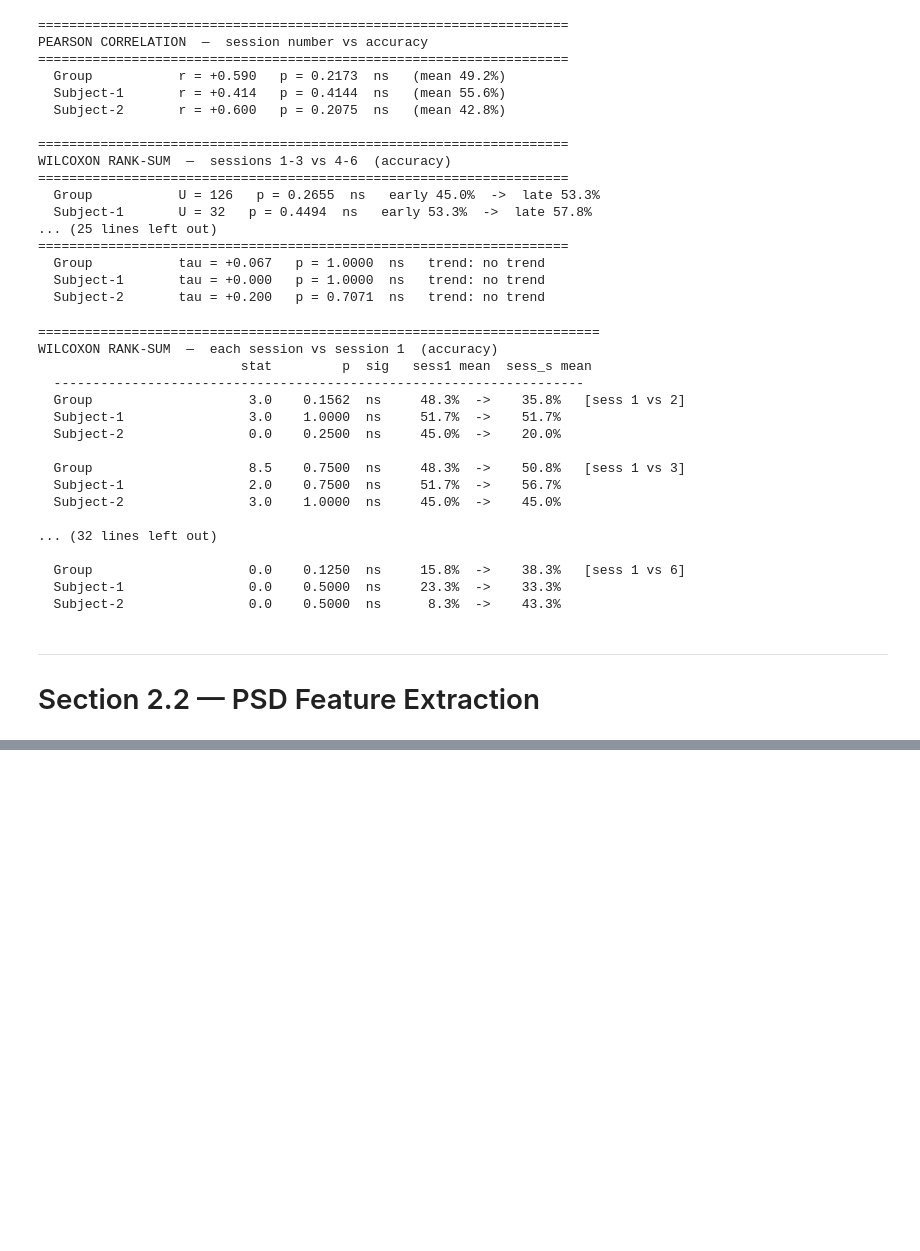
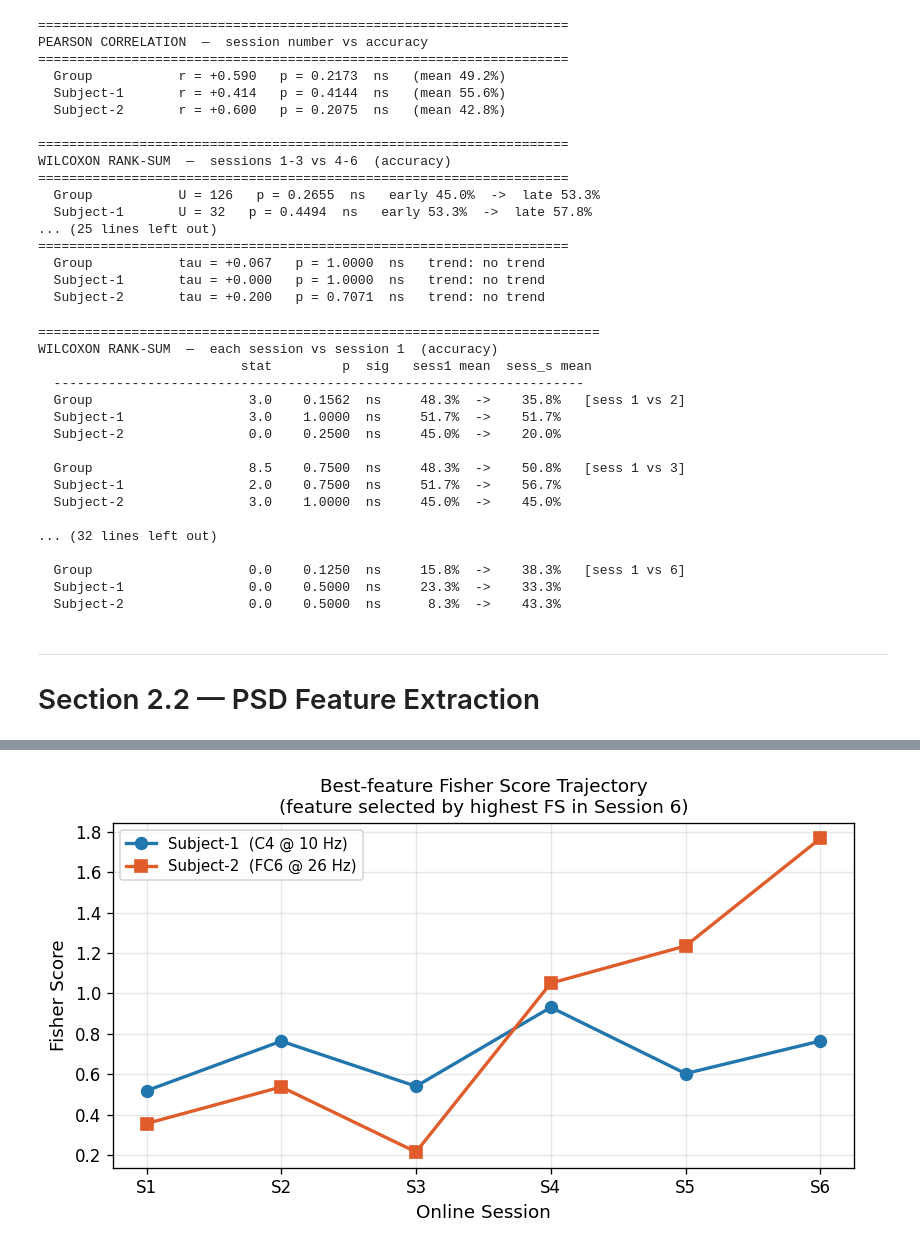
Before and after one commit to pulipakaa24/ECE374N, a Jupyter notebook: HW-3/hw3_longitudinal_plasticity.ipynb, the cells around one changed output, grey strips where cells are left out. Drawn from its saved outputs; the diff is of its cells as text; code cells hidden in the pictures; blank space fills up the shorter version.

```diff
--- a/HW-3/hw3_longitudinal_plasticity.ipynb
+++ b/HW-3/hw3_longitudinal_plasticity.ipynb
@@ -530,0 +798,93 @@ print(f'Classes        : {np.unique(lbl_flat)}  (769=left, 770=right)')
+# %%
+# ── Best feature per subject (highest FS in session 6) tracked across sessions
+# Statistical analysis:
+#   Subject level  — Mann-Kendall trend test (monotonic trend, n=6, non-parametric)
+#                    + Spearman ρ as effect size
+#   Group level    — Wilcoxon signed-rank session-1 vs session-6 (paired, non-parametric)
+#                    NOTE: n=2 subjects → min achievable p = 0.5; interpret descriptively
+
+from scipy.stats import spearmanr, wilcoxon, ttest_rel
+
+sessions_arr = np.arange(1, 7)
+
+best_feat_idx  = []   # per subject: feature index with max FS in session 6
+best_feat_traj = []   # per subject: (6,) FS values across sessions
+
+print('=' * 68)
+print('BEST FEATURE (highest Fisher score in Session 6) per subject')
+print('=' * 68)
+for si, name in enumerate(subj_names):
+    fi   = np.nanargmax(fisher_scores[si, 5, :])        # session 6 = index 5
+    ch   = CH_LABELS[fi // N_FREQ]
+    freq = FREQ_BINS[fi % N_FREQ]
+    traj = fisher_scores[si, :, fi]                     # (6,)
+    best_feat_idx.append(fi)
+    best_feat_traj.append(traj)
+    print(f'  {name}: feat #{fi}  →  {ch} @ {freq} Hz')
+    print(f'           FS per session: ' +
+          '  '.join([f'S{s+1}={v:.3f}' for s, v in enumerate(traj)]))
+    print()
+
+# ── Subject-level trend: Mann-Kendall + Spearman ─────────────────────────────
+print('=' * 68)
+print('SUBJECT-LEVEL TREND  (Mann-Kendall + Spearman, n=6 sessions)')
+print('=' * 68)
+for si, name in enumerate(subj_names):
+    traj = best_feat_traj[si]
+    mk_res  = mk.original_test(traj)
+    rho, p_sp = spearmanr(sessions_arr, traj)
+    print(f'  {name}')
+    print(f'    Mann-Kendall : tau = {mk_res.Tau:+.3f}   p = {mk_res.p:.4f}'
+          f'  {sig_stars(mk_res.p)}   trend: {mk_res.trend}')
+    print(f'    Spearman ρ   : rho = {rho:+.3f}   p = {p_sp:.4f}'
+          f'  {sig_stars(p_sp)}')
+    print()
+
+# ── Group-level: session 1 vs session 6, Wilcoxon signed-rank ────────────────
+print('=' * 68)
+print('GROUP-LEVEL  Session-1 vs Session-6  (Wilcoxon signed-rank, n=2)')
+print('NOTE: n=2 → minimum achievable p = 0.500; interpret descriptively')
+print('=' * 68)
+s1_vals = np.array([best_feat_traj[si][0] for si in range(2)])
+s6_vals = np.array([best_feat_traj[si][5] for si in range(2)])
+try:
+    stat, p_wx = wilcoxon(s6_vals, s1_vals, alternative='greater')
+except ValueError:
+    stat, p_wx = np.nan, 1.0
+
+print(f'  Session-1 values : ' +
+      '  '.join([f'{n}={v:.3f}' for n, v in zip(subj_names, s1_vals)]))
+print(f'  Session-6 values : ' +
+      '  '.join([f'{n}={v:.3f}' for n, v in zip(subj_names, s6_vals)]))
+print(f'  Δ (S6 − S1)      : ' +
+      '  '.join([f'{n}={d:+.3f}' for n, d in zip(subj_names, s6_vals - s1_vals)]))
+print(f'  Wilcoxon (S6>S1) : W = {stat}   p = {p_wx:.4f}  {sig_stars(p_wx)}')
+print()
+
+# ── Plot: trajectories of the best feature per subject ────────────────────────
+fig, ax = plt.subplots(figsize=(7, 4))
+markers = ['o', 's']
+colors  = ['#2176ae', '#e05c2a']
+
+for si, name in enumerate(subj_names):
+    fi   = best_feat_idx[si]
+    ch   = CH_LABELS[fi // N_FREQ]
+    freq = FREQ_BINS[fi % N_FREQ]
+    traj = best_feat_traj[si]
+    ax.plot(sessions_arr, traj, marker=markers[si], color=colors[si],
+            linewidth=2, markersize=7,
+            label=f'{name}  ({ch} @ {freq} Hz)')
+
+ax.set_xlabel('Online Session', fontsize=11)
+ax.set_ylabel('Fisher Score', fontsize=11)
+ax.set_title('Best-feature Fisher Score Trajectory\n'
+             '(feature selected by highest FS in Session 6)', fontsize=11)
+ax.set_xticks(sessions_arr)
+ax.set_xticklabels([f'S{s}' for s in sessions_arr])
+ax.legend(fontsize=9)
+ax.grid(True, alpha=0.3)
+plt.tight_layout()
+plt.savefig('fig_best_feature_trajectory.png', bbox_inches='tight', dpi=150)
+plt.show()
+print('Saved fig_best_feature_trajectory.png')
+# %% [output]
@@ -530,0 +908 @@ print(f'Classes        : {np.unique(lbl_flat)}  (769=left, 770=right)')
+[figure, added]
```
Also changed, not shown: parts of 9 cells of this notebook, 4 other files.
